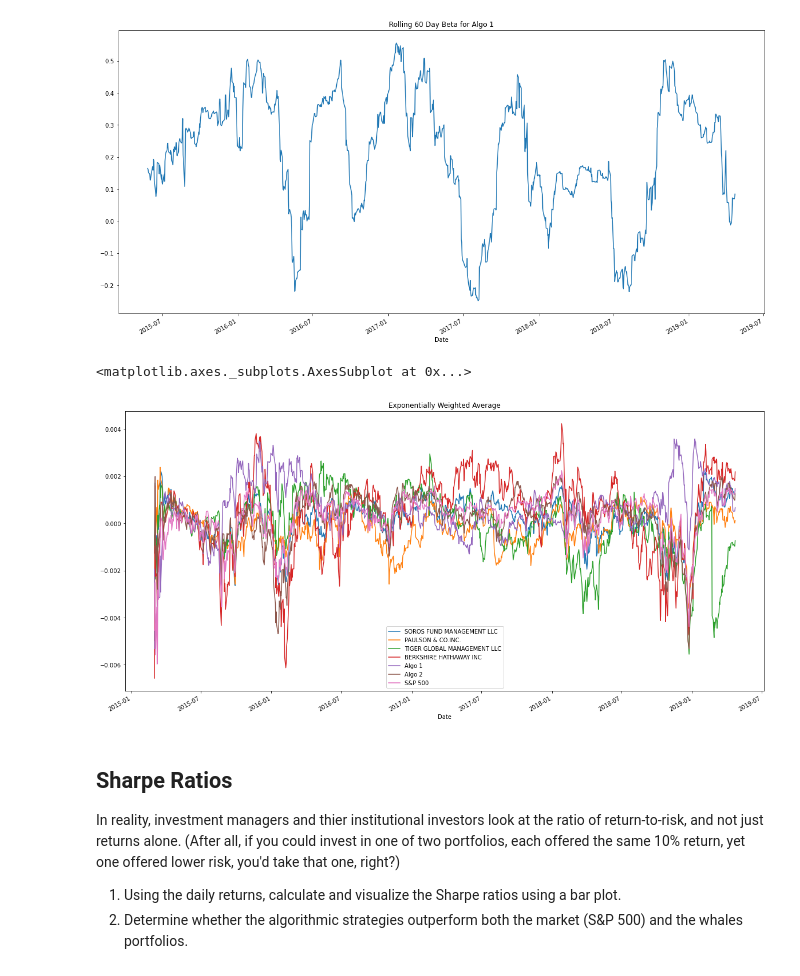
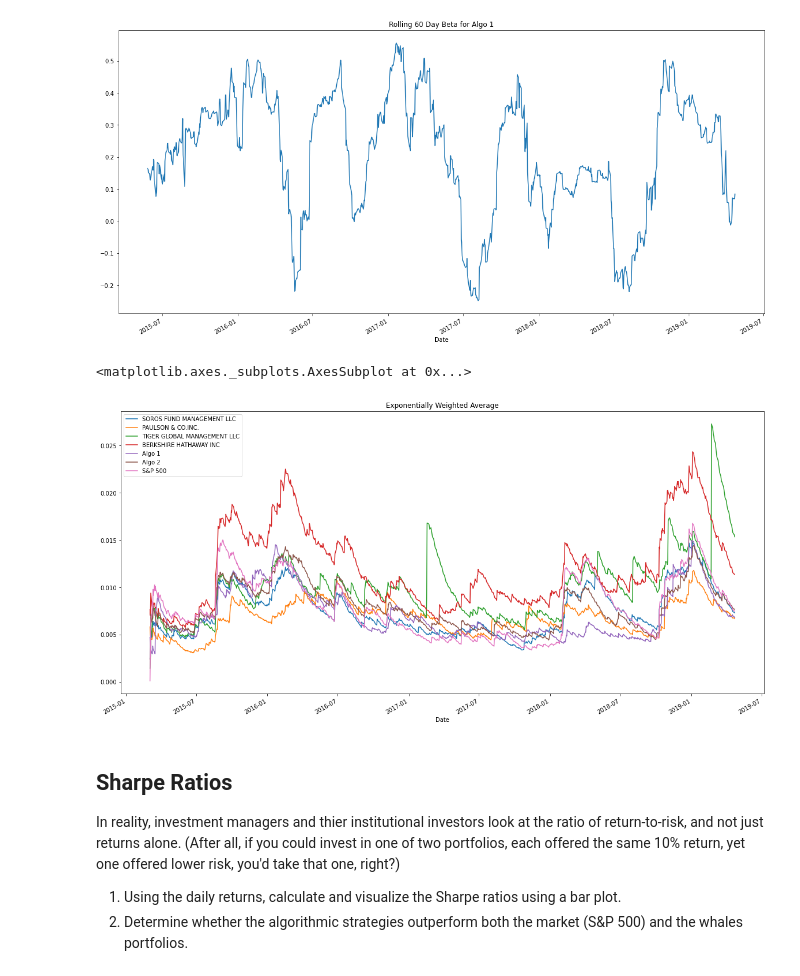
Before and after one commit to ameghani10/Whale_Analysis, a Jupyter notebook: whale_analysis.ipynb, the cells around one changed output. Saved outputs shown, nothing was run; the diff lists cells and outputs as text; code cells hidden in the pictures.

Commit message:
fixed weighted average plot and created total combined dataframe

```diff
--- a/whale_analysis.ipynb
+++ b/whale_analysis.ipynb
@@ -265,10 +265,10 @@ roll_beta.plot(figsize = (20,10), title = "Rolling 60 Day Beta for Algo 1")
 [figure]
 # %%
 # Calculate a rolling window using the exponentially weighted moving average.
-combined_returns_df.ewm(halflife = 21).mean().plot(figsize = (20,10), title = "Exponentially Weighted Average")
+combined_returns_df.ewm(halflife = 21).std().plot(figsize = (20,10), title = "Exponentially Weighted Average")
 # %% [output]
 <matplotlib.axes._subplots.AxesSubplot at 0x...>
-[figure, old version]
+[figure, new version]
 # %% [markdown]
 ## Sharpe Ratios
 In reality, investment managers and thier institutional investors look at the ratio of return-to-risk, and not just returns alone. (After all, if you could invest in one of two portfolios, each offered the same 10% return, yet one offered lower risk, you'd take that one, right?)
```
Also changed, not shown: parts of 8 cells of this notebook.
